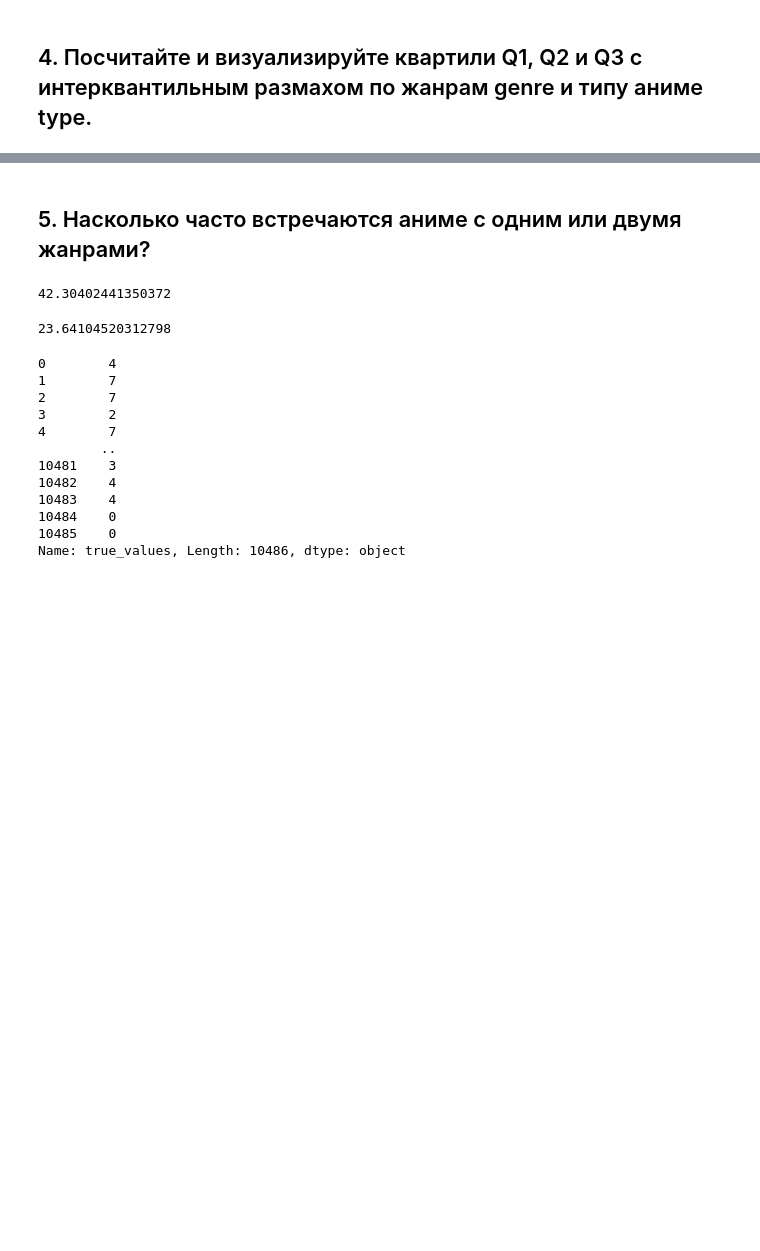
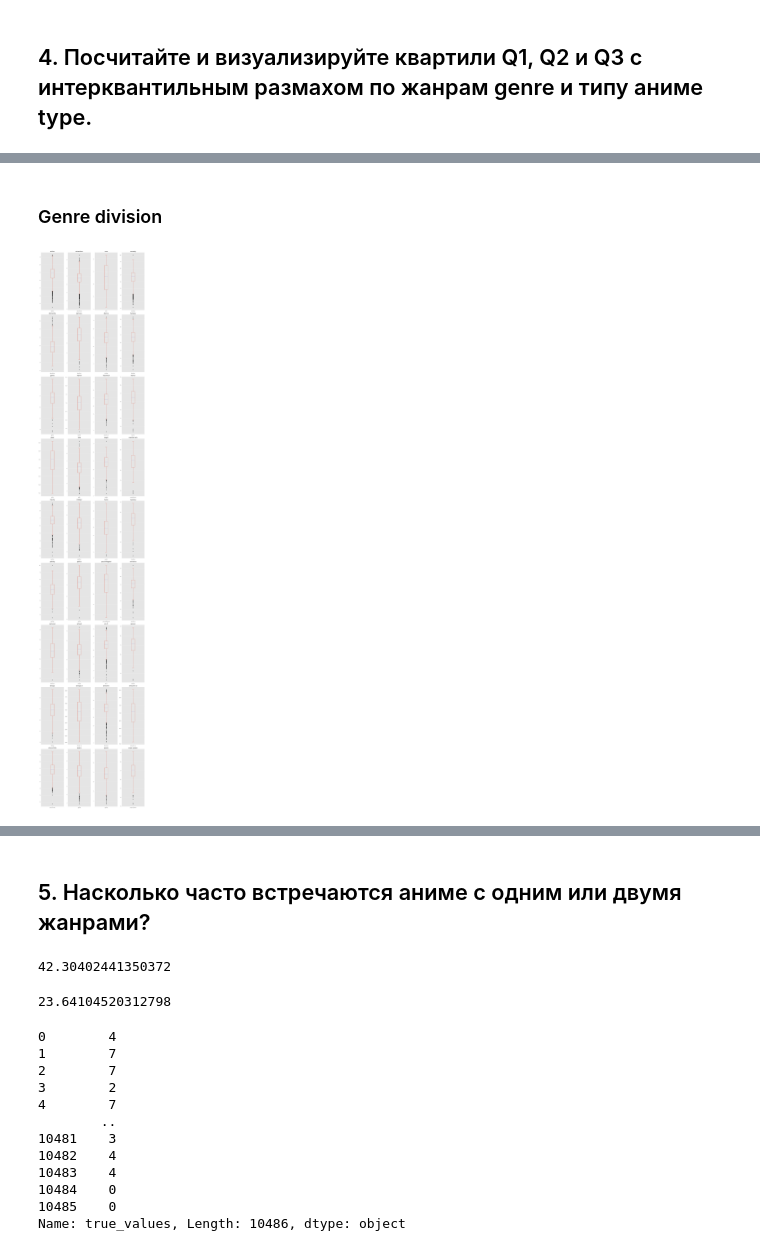
Before and after one commit to semwett0301/stat-ml-labs, a Jupyter notebook: statistic-course/math_stat_1.ipynb, the cells around one changed output, grey strips where cells are left out. Drawn from its saved outputs; the diff is of its cells as text; code cells hidden in the pictures; blank space fills up the shorter version.

```diff
--- a/statistic-course/math_stat_1.ipynb
+++ b/statistic-course/math_stat_1.ipynb
@@ -302,11 +254,22 @@ Genre division
-# %%
-fig, axes = plt.subplots(
-        nrows=len(groups) // 3,
-        ncols=3,
-        figsize=(15, 2 * len(groups))
-    )
-
-axes = axes.flatten()
-
-for genre in filtered_genre.unique():
-    genre_grouped_df
+# %% [markdown]
+### Genre division
+# %%
+def plot_box_plots_on_df(df):
+    fig, axes = plt.subplots(
+            nrows=len(df.columns) // 4,
+            ncols=4,
+            figsize=(15, 2 * len(df.columns))
+        )
+
+    axes = axes.flatten()
+
+    for ax, el in zip(axes, df.columns):
+        df[el].plot(kind='box', title=el, ax=ax)
+
+    plt.tight_layout()
+    plt.show()
+
+
+plot_box_plots_on_df(new_genre_df)
+# %% [output]
+[figure, added]
```
Also changed, not shown: parts of 19 cells of this notebook.
